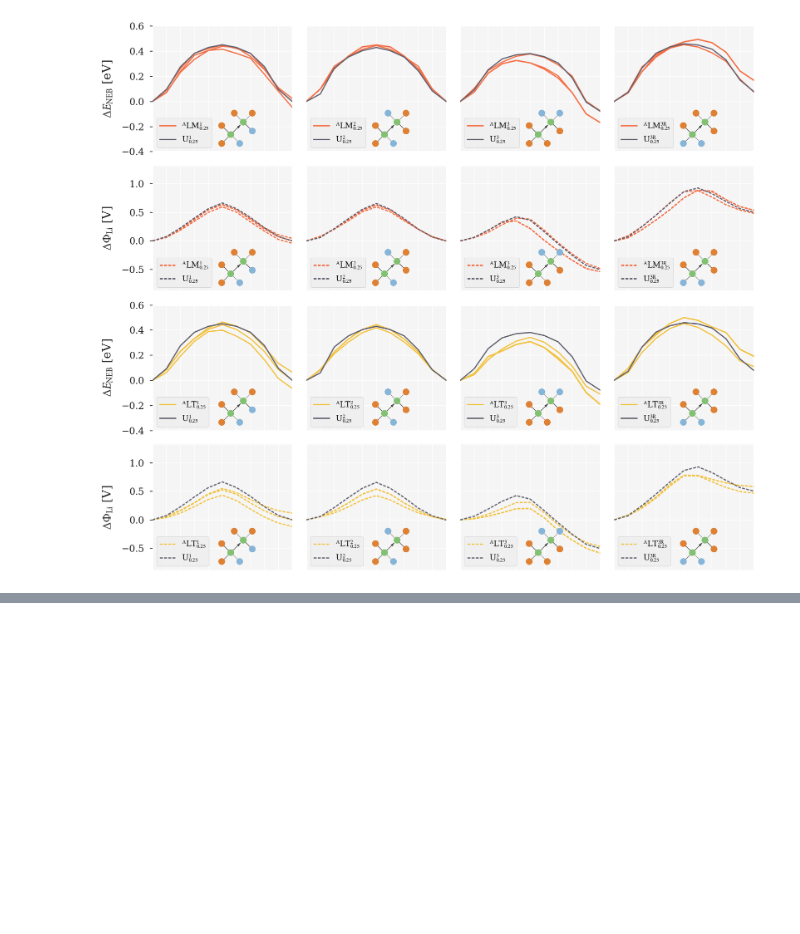
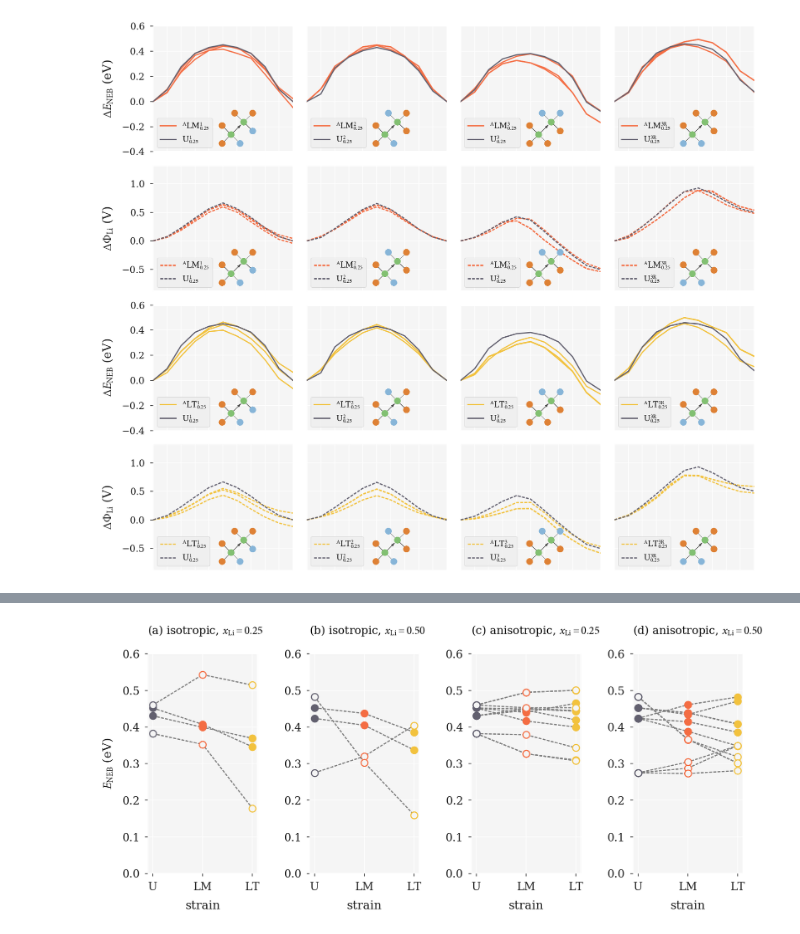
Before and after one commit to bjmorgan/data_NEB_spinel, a Jupyter notebook: analysis/spinel_paper_generating_figures.ipynb, the cells around one changed output, grey strips where cells are left out. Drawn from its saved outputs; the diff is of its cells as text; code cells hidden in the pictures; blank space fills up the shorter version.

```diff
--- a/analysis/spinel_paper_generating_figures.ipynb
+++ b/analysis/spinel_paper_generating_figures.ipynb
@@ -90,8 +90,8 @@ for i, path in enumerate( [ '1','2','3','3R'] ):
         p_axis = axes[(j*2)+1,i]
 
         if i==0:
-            e_axis.set_ylabel(r'$\Delta E_\mathrm{NEB}$ [eV]')
-            p_axis.set_ylabel(r'$\Delta\Phi_\mathrm{Li}$ [V]')
+            e_axis.set_ylabel(r'$\Delta E_\mathrm{NEB}$ (eV)')
+            p_axis.set_ylabel(r'$\Delta\Phi_\mathrm{Li}$ (V)')
         if i>0:
             e_axis.set_yticklabels([])
             e_axis.tick_params( left='off' )
@@ -167,8 +167,8 @@ for i, path in enumerate( [ '1','2','3','3R'] ):
             p_axis.spines[s].set_visible( False )
 
         if i==0:
-            e_axis.set_ylabel(r'$\Delta E_\mathrm{NEB}$ [eV]')
-            p_axis.set_ylabel(r'$\Delta\Phi_\mathrm{Li}$ [V]')
+            e_axis.set_ylabel(r'$\Delta E_\mathrm{NEB}$ (eV)')
+            p_axis.set_ylabel(r'$\Delta\Phi_\mathrm{Li}$ (V)')
         if i>0:
             e_axis.set_yticklabels([])
             e_axis.tick_params( left='off' )
@@ -361,34 +363,36 @@ for i, x in enumerate( [0.25, 0.50] ):
 
 for i, x in enumerate( [0.25, 0.50], 2 ):
     for path in [ '1', '2', '3', '3R' ]:
         for axes in [1,2,3]:
             loc = ( data_spinel.path == path ) & ( data_spinel.strain == 'U') & ( data_spinel.conc == x )
             barriers = [ max( data_spinel[loc].delta_E ) ]
             for strain in [ 'LM', 'LT' ]:
                 loc = ( ( data_aniso_spinel.path == path ) &
                         ( data_aniso_spinel.strain == strain) &
                         ( data_aniso_spinel.conc == x ) &
                         ( data_aniso_spinel['axes'] == axes ) )
                 barriers.append( max( data_aniso_spinel[loc].delta_E ) )
             ax[i].plot( barriers, '-', c='grey', linestyle='dashed' )
             for j, ( b, strain ) in enumerate( zip( barriers, [ 'U', 'LM', 'LT' ] ) ):
                 ax[i].plot( j, b, 'o', c=ff.colours[strain] )
                 if path in [ '3', '3R' ]:
                     ax[i].plot( j, b, 'o', c=ff.lighter_grey, ms=7.3 )
 
 for i in range(len(title)):
     ax[i].set_ylim([0,0.6])
     ax[i].set_title( title[i], fontsize=fontsize, loc='left')
     ax[i].set_xticks( (0,1,2) )
     ax[i].set_xticklabels( ( 'U', 'LM', 'LT' ) )
     ax[i].set_xlabel( 'strain' )
 
-ax[0].set_ylabel( r'$E_\mathrm{NEB}$ [eV]')
+ax[0].set_ylabel( r'$E_\mathrm{NEB}$ (eV)')
 
 plt.tight_layout()
 fig.savefig( '{}/strain_vs_barrier_height.pdf'.format( figures_dir ) )
 
 ff.set_rcParams( ff.master_formatting )
+# %% [output]
+[figure, added]
 # %%
 '''
 Produces Fig 6
```
Also changed, not shown: parts of 5 cells of this notebook, 7 other files.
